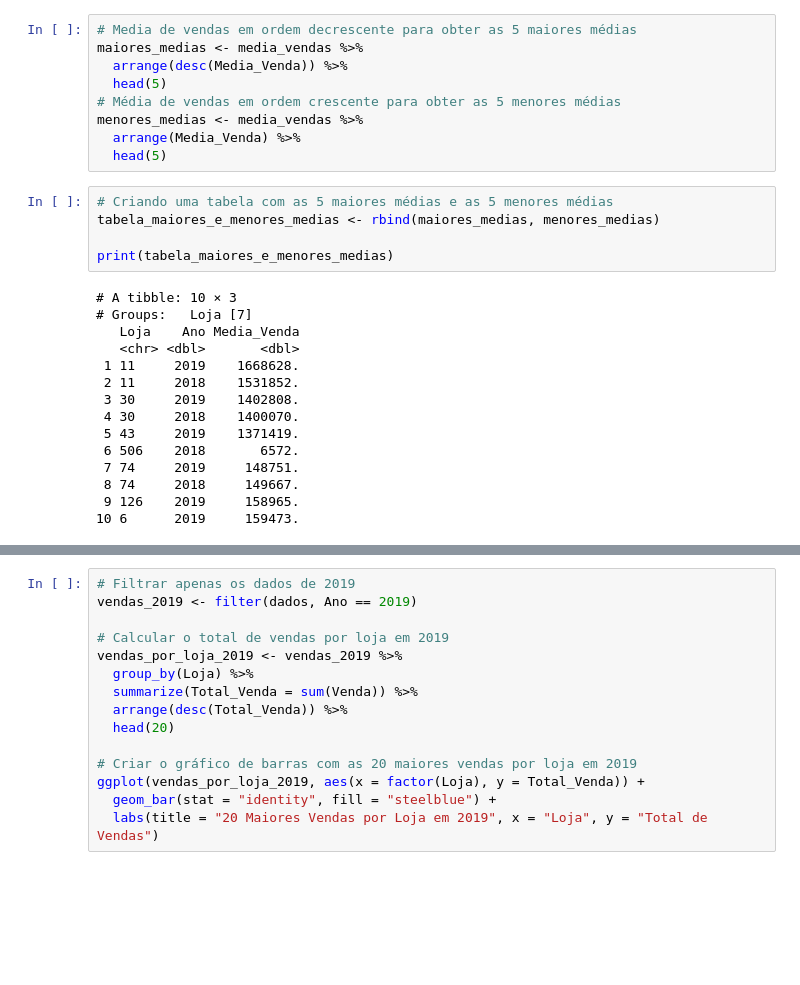
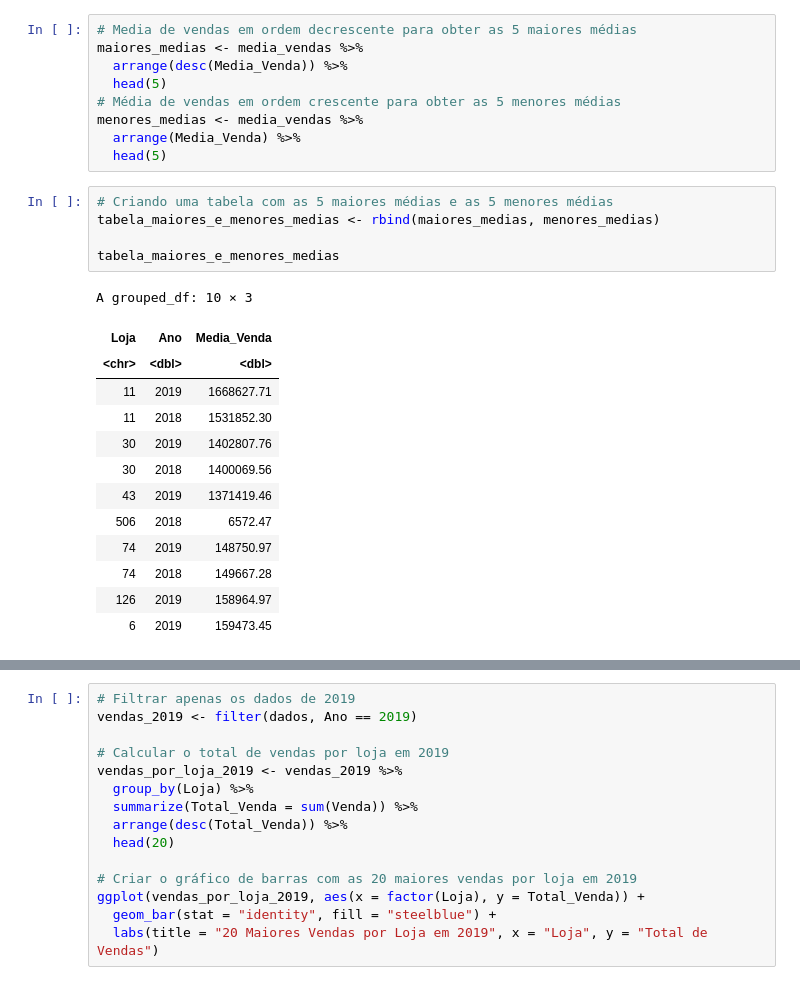
Before and after one commit to Gabrieldiasdeoliveira/Analise_Performance_Loja, a Jupyter notebook: Analise_Performance_Loja_Ecommerce.ipynb, the cells around one changed output, grey strips where cells are left out. Drawn from its saved outputs; the diff is of its cells as text; blank space fills up the shorter version.

```diff
--- a/Analise_Performance_Loja_Ecommerce.ipynb
+++ b/Analise_Performance_Loja_Ecommerce.ipynb
@@ -63,20 +64,19 @@ menores_medias <- media_vendas %>%
 # %%
 # Criando uma tabela com as 5 maiores médias e as 5 menores médias
 tabela_maiores_e_menores_medias <- rbind(maiores_medias, menores_medias)
 
-print(tabela_maiores_e_menores_medias)
+tabela_maiores_e_menores_medias
 # %% [output]
-# A tibble: 10 × 3
-# Groups:   Loja [7]
-   Loja    Ano Media_Venda
-   <chr> <dbl>       <dbl>
- 1 11     2019    1668628.
- 2 11     2018    1531852.
- 3 30     2019    1402808.
- 4 30     2018    1400070.
- 5 43     2019    1371419.
- 6 506    2018       6572.
- 7 74     2019     148751.
- 8 74     2018     149667.
- 9 126    2019     158965.
-10 6      2019     159473.
+A grouped_df: 10 × 3
+| Loja | Ano | Media_Venda |
+| <chr> | <dbl> | <dbl> |
+| 11 | 2019 | 1668627.71 |
+| 11 | 2018 | 1531852.30 |
+| 30 | 2019 | 1402807.76 |
+| 30 | 2018 | 1400069.56 |
+| 43 | 2019 | 1371419.46 |
+| 506 | 2018 | 6572.47 |
+| 74 | 2019 | 148750.97 |
+| 74 | 2018 | 149667.28 |
+| 126 | 2019 | 158964.97 |
+| 6 | 2019 | 159473.45 |
```
Also changed, not shown: parts of 5 cells of this notebook.
